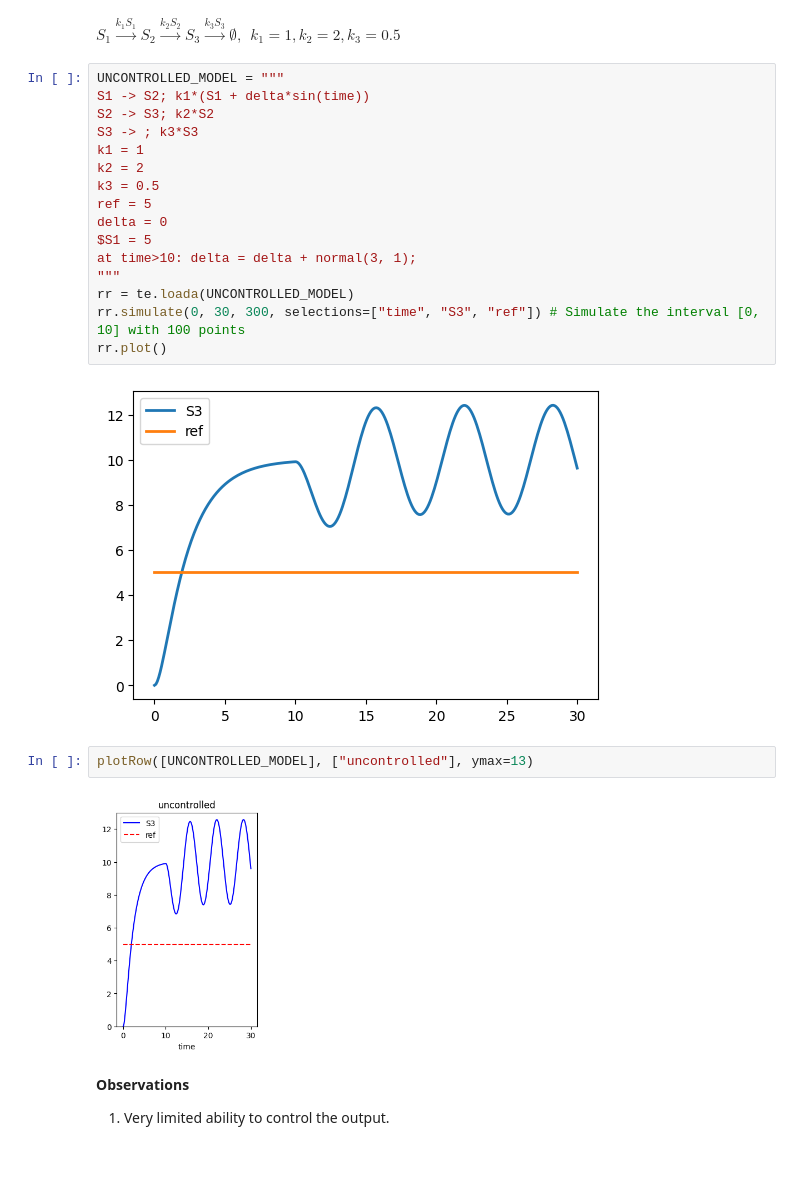
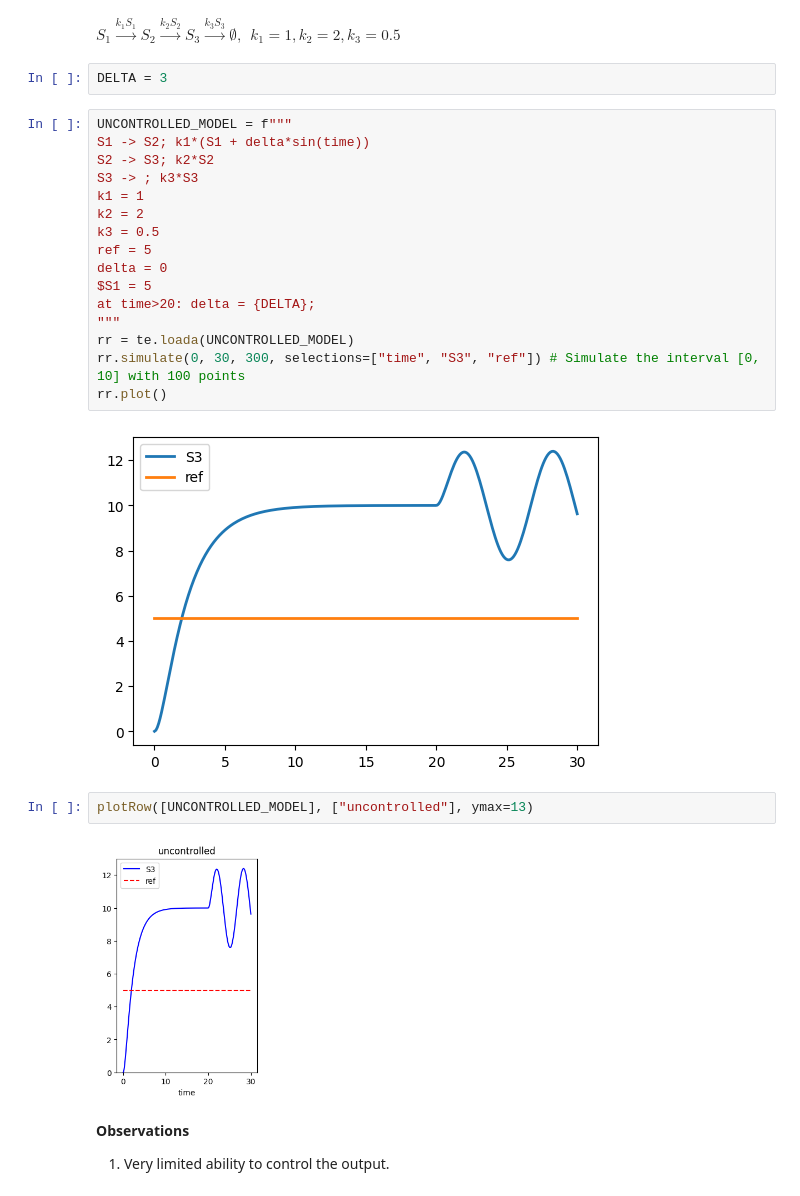
Before and after one commit to joseph-hellerstein/advanced-controls-lectures, a Jupyter notebook: short_class_lectures/Controller_Examples/designing_controllers.ipynb, the cells around one changed output. Saved outputs shown, nothing was run; the diff lists cells and outputs as text; blank space fills up the shorter version.

```diff
--- a/short_class_lectures/Controller_Examples/designing_controllers.ipynb
+++ b/short_class_lectures/Controller_Examples/designing_controllers.ipynb
@@ -104,28 +104,30 @@ For example:
 We are given a sequential pathway that is fed by the boundary species $S_1$. The input $S_1$ is corrupted by a sinusoidal disturbance at time 10. How to do regulate the pathway to ensure that the output is 5?
 # %% [markdown]
 $S_1 \xrightarrow{k_1 S_1} S_2 \xrightarrow{k_2 S_2} S_3 \xrightarrow{k_3 S_3} \emptyset,~~ k_1 = 1, k_2 =2, k_3=0.5$
+# %%
+DELTA = 3
 # %%
-UNCONTROLLED_MODEL = """
+UNCONTROLLED_MODEL = f"""
 S1 -> S2; k1*(S1 + delta*sin(time))
 S2 -> S3; k2*S2
 S3 -> ; k3*S3
 k1 = 1
 k2 = 2
 k3 = 0.5
 ref = 5
 delta = 0
 $S1 = 5
-at time>10: delta = delta + normal(3, 1);
+at time>20: delta = {DELTA};
 """
 rr = te.loada(UNCONTROLLED_MODEL)
 rr.simulate(0, 30, 300, selections=["time", "S3", "ref"]) # Simulate the interval [0, 10] with 100 points
 rr.plot()
 # %% [output]
-[figure, old version]
+[figure, new version]
 # %%
 plotRow([UNCONTROLLED_MODEL], ["uncontrolled"], ymax=13)
 # %% [output]
-[figure, old version]
+[figure, new version]
 # %% [markdown]
 **Observations**
 1. Very limited ability to control the output.
```
Also changed, not shown: parts of 2 cells of this notebook, 2 other files.
